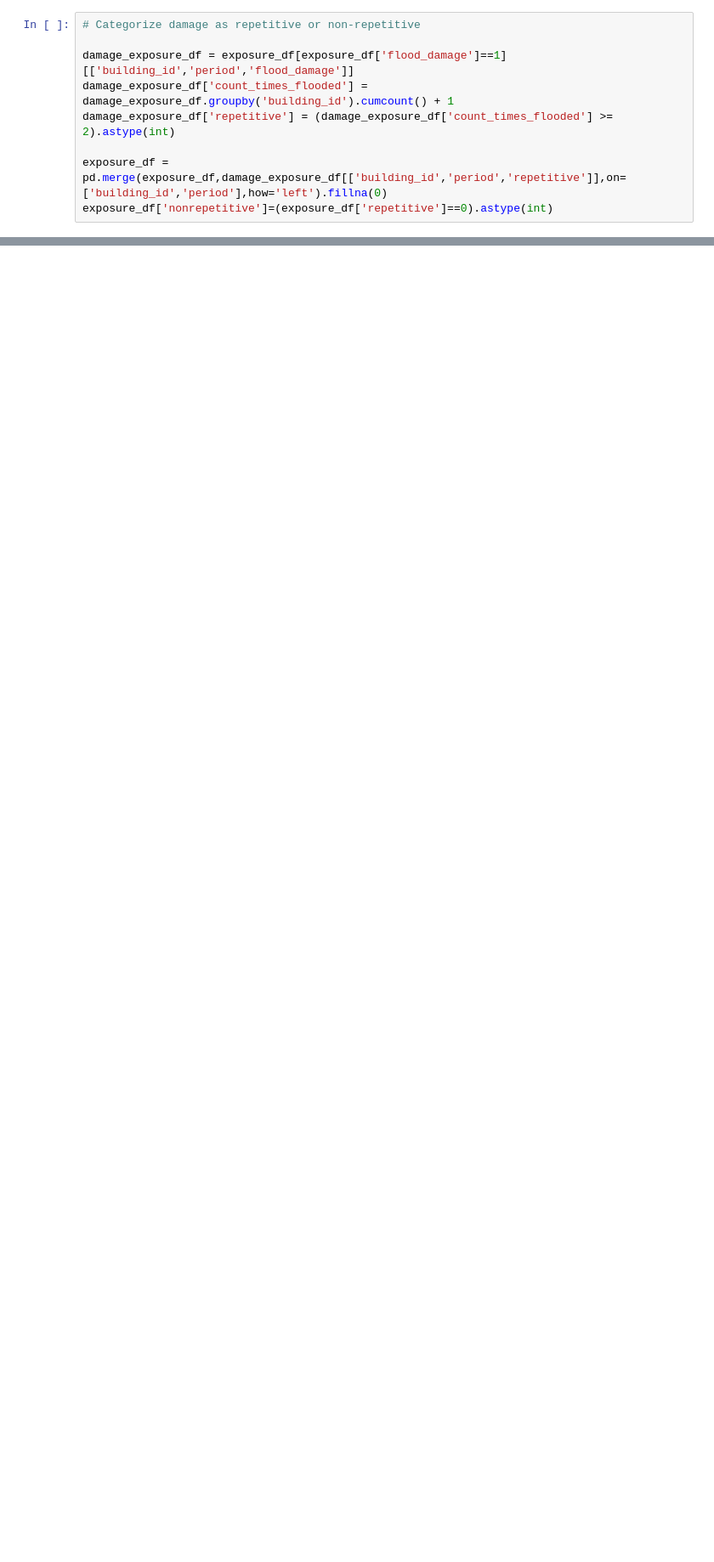
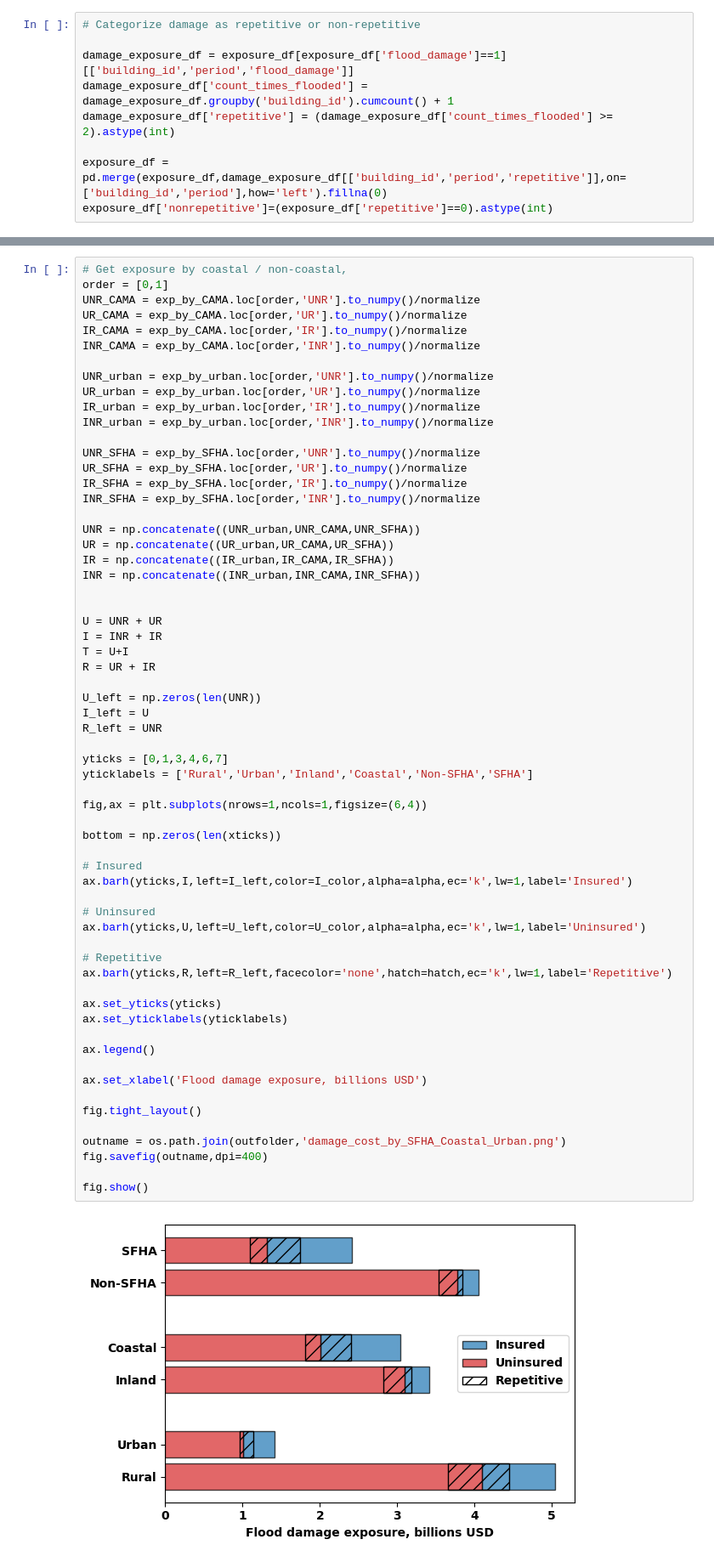
Before and after one commit to UNC-Cofires/flooding-financial-risk, a Jupyter notebook: multiple_events/analysis/figures_and_tables.ipynb, the cells around one changed output, grey strips where cells are left out. Shown at 85% size. Drawn from its saved outputs; the diff is of its cells as text; blank space fills up the shorter version.

```diff
--- a/multiple_events/analysis/figures_and_tables.ipynb
+++ b/multiple_events/analysis/figures_and_tables.ipynb
@@ -1930,0 +2108,64 @@ exp_by_CAMA = exposure_df[['CAMA'] + exp_columns].groupby(['CAMA']).sum()
+# %%
+# Get exposure by coastal / non-coastal,
+order = [0,1]
+UNR_CAMA = exp_by_CAMA.loc[order,'UNR'].to_numpy()/normalize
+UR_CAMA = exp_by_CAMA.loc[order,'UR'].to_numpy()/normalize
+IR_CAMA = exp_by_CAMA.loc[order,'IR'].to_numpy()/normalize
+INR_CAMA = exp_by_CAMA.loc[order,'INR'].to_numpy()/normalize
+
+UNR_urban = exp_by_urban.loc[order,'UNR'].to_numpy()/normalize
+UR_urban = exp_by_urban.loc[order,'UR'].to_numpy()/normalize
+IR_urban = exp_by_urban.loc[order,'IR'].to_numpy()/normalize
+INR_urban = exp_by_urban.loc[order,'INR'].to_numpy()/normalize
+
+UNR_SFHA = exp_by_SFHA.loc[order,'UNR'].to_numpy()/normalize
+UR_SFHA = exp_by_SFHA.loc[order,'UR'].to_numpy()/normalize
+IR_SFHA = exp_by_SFHA.loc[order,'IR'].to_numpy()/normalize
+INR_SFHA = exp_by_SFHA.loc[order,'INR'].to_numpy()/normalize
+
+UNR = np.concatenate((UNR_urban,UNR_CAMA,UNR_SFHA))
+UR = np.concatenate((UR_urban,UR_CAMA,UR_SFHA))
+IR = np.concatenate((IR_urban,IR_CAMA,IR_SFHA))
+INR = np.concatenate((INR_urban,INR_CAMA,INR_SFHA))
+
+
+U = UNR + UR
+I = INR + IR
+T = U+I
+R = UR + IR
+
+U_left = np.zeros(len(UNR))
+I_left = U
+R_left = UNR
+
+yticks = [0,1,3,4,6,7]
+yticklabels = ['Rural','Urban','Inland','Coastal','Non-SFHA','SFHA']
+
+fig,ax = plt.subplots(nrows=1,ncols=1,figsize=(6,4))
+
+bottom = np.zeros(len(xticks))
+
+# Insured
+ax.barh(yticks,I,left=I_left,color=I_color,alpha=alpha,ec='k',lw=1,label='Insured')
+
+# Uninsured
+ax.barh(yticks,U,left=U_left,color=U_color,alpha=alpha,ec='k',lw=1,label='Uninsured')
+
+# Repetitive
+ax.barh(yticks,R,left=R_left,facecolor='none',hatch=hatch,ec='k',lw=1,label='Repetitive')
+
+ax.set_yticks(yticks)
+ax.set_yticklabels(yticklabels)
+
+ax.legend()
+
+ax.set_xlabel('Flood damage exposure, billions USD')
+
+fig.tight_layout()
+
+outname = os.path.join(outfolder,'damage_cost_by_SFHA_Coastal_Urban.png')
+fig.savefig(outname,dpi=400)
+
+fig.show()
+# %% [output]
+[figure, added]
```
Also changed, not shown: parts of 25 cells of this notebook, 1 other file.
